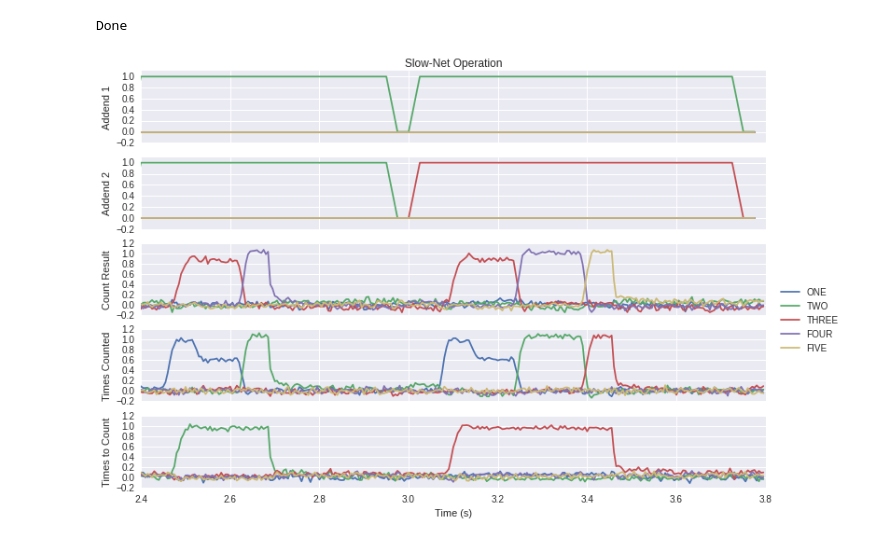
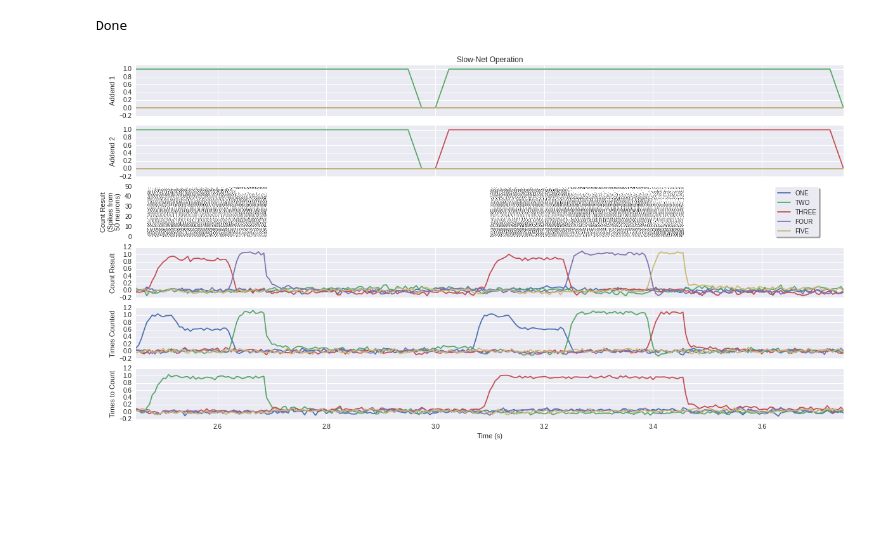
Before and after one commit to Seanny123/counting_to_addition, a Jupyter notebook: paper count fig.ipynb, the cells around one changed output. Cells and saved outputs as stored; diff of their text form; code cells hidden in the pictures; blank space fills up the shorter version.

Commit message:
made prettier counting figure

```diff
--- a/paper count fig.ipynb
+++ b/paper count fig.ipynb
@@ -68,0 +118,10 @@ pylab.show()
+# %%
+sn_win = start*5
+n_win = end*5
+chomped_neu = neu.copy()
+chomped_neu[:int(2.47/0.001)] = 0
+chomped_neu[int(2.69/0.001):int(3.1/0.001)] = 0
+chomped_neu[int(3.455/0.001):] = 0
+sp_data = pre_plot_spikes(chomped_neu[sn_win:n_win], sample_by_variance=200, merge=50, cluster=True)
+plt.imshow(sp_data.T, aspect='auto', cmap=matplotlib.cm.gray_r,interpolation='nearest',
+               extent=(trange[0], trange[-1], 0, len(sp_data.T)))
@@ -69,51 +131,54 @@ pylab.show()
 # %%
 import matplotlib.pyplot as plt
-fig = plt.figure(figsize=(12,8))
+fig = plt.figure(figsize=(20,10))
 
-t_mod = np.arange(count_res.shape[0]) * 0.005
-t_keys = np.arange(keys.shape[0]) * 0.025
-start = 475
-end = 760
-s_win = start
-win = end
-sk_win = start/5
-k_win = end/5
-vocab_range = 5
+x_min = 2.45
+x_max = 3.75
+contrast_scale = 1.0
 
-p_key1 = fig.add_subplot(5,1,1)
+p_key1 = fig.add_subplot(6,1,1)
 p_key1.plot(t_keys[sk_win:k_win], spa.similarity(keys[:, D:], vocab)[sk_win:k_win,:vocab_range])
 #p_key1.plot(spa.similarity(keys[:, D:], vocab)[:win,:6])
 p_key1.set_ylim((-0.2, 1.1))
-p_key1.set_xlim((2.4, 3.8))
+p_key1.set_xlim((x_min, x_max))
 p_key1.set_ylabel("Addend 1")
 p_key1.set_title("Slow-Net Operation")
 
-p_key2 = fig.add_subplot(5,1,2)
+p_key2 = fig.add_subplot(6,1,2)
 p_key2.plot(t_keys[sk_win:k_win], spa.similarity(keys[:, :D], vocab)[sk_win:k_win,:vocab_range])
 p_key2.set_ylim((-0.2, 1.1))
-p_key2.set_xlim((2.4, 3.8))
+p_key2.set_xlim((x_min, x_max))
 p_key2.set_ylabel("Addend 2")
 
-p1 = fig.add_subplot(5,1,3)
+p_spike = fig.add_subplot(6,1,3)
+trange = t[sn_win:n_win]
+im_res = p_spike.imshow(sp_data.T, aspect='auto', cmap=matplotlib.cm.gray_r,interpolation='nearest',
+               extent=(trange[0], trange[-1], 0, len(sp_data.T)))
+im_res.set_clim(0.0, numpy.max(sp_data)*contrast_scale)
+p_spike.set_xlim((x_min, x_max))
+p_spike.set_ylabel("Count Result\n(Spikes from\n50 neurons)")
+
+p1 = fig.add_subplot(6,1,4)
 p1.plot(t_mod[s_win:win], spa.similarity(count_res, vocab)[s_win:win,:vocab_range])
-p1.legend(vocab.keys, bbox_to_anchor=(1.13, 0.5))
-p1.set_xlim((2.4, 3.8))
+p1.legend(vocab.keys, bbox_to_anchor=(0.97, 2.25), frameon=True, fancybox=True, shadow=True)
+p1.set_xlim((x_min, x_max))
 p1.set_ylabel("Count Result")
 
-p2 = fig.add_subplot(5,1,4)
+p2 = fig.add_subplot(6,1,5)
 p2.plot(t_mod[s_win:win], spa.similarity(count_tot, vocab)[s_win:win,:vocab_range])
-p2.set_xlim((2.4, 3.8))
+p2.set_xlim((x_min, x_max))
 p2.set_ylabel("Times Counted")
 
-p3 = fig.add_subplot(5,1,5)
+p3 = fig.add_subplot(6,1,6)
 p3.plot(t_mod[s_win:win], spa.similarity(count_fin, vocab)[s_win:win,:vocab_range])
-p3.set_xlim((2.4, 3.8))
+p3.set_xlim((x_min, x_max))
 p3.set_ylabel("Times to Count")
 p3.set_xlabel("Time (s)")
 
 plt.setp([a.get_xticklabels() for a in fig.axes[:-1]], visible=False)
-fig.savefig("count_plot", dpi=300)
+#fig.savefig("count_plot.pdf", dpi=1000, format='pdf')
+#fig.savefig("count_plot.png", dpi=300, format='png')
 print("Done")
 # %% [output]
 Done
-[figure, old version]
+[figure, new version]
```
Also changed, not shown: parts of 9 cells of this notebook.
